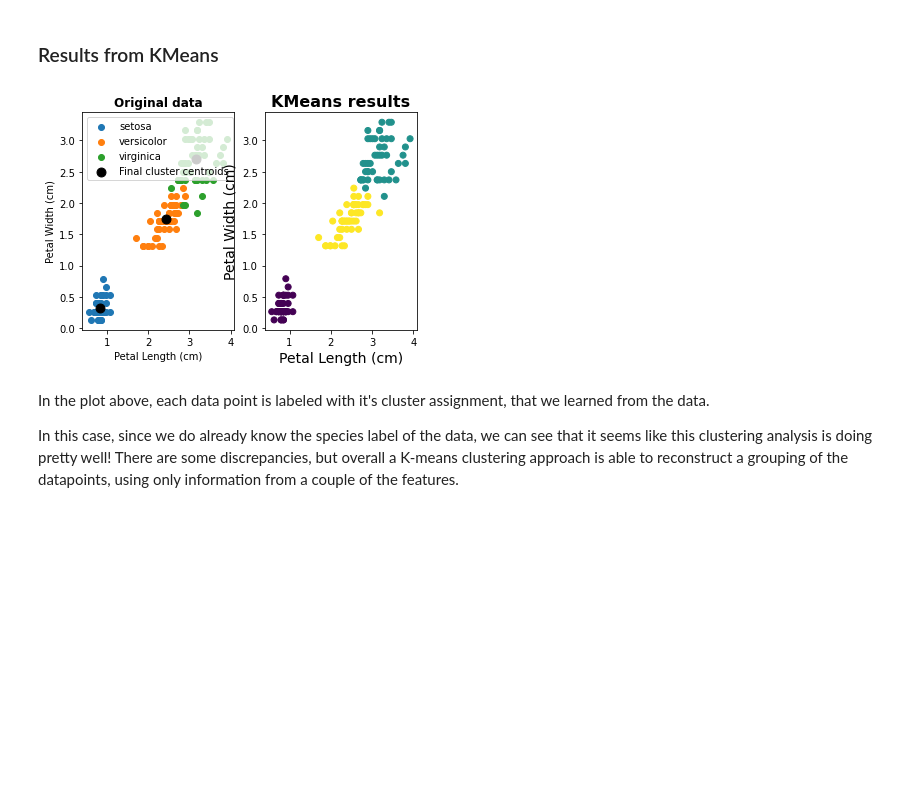
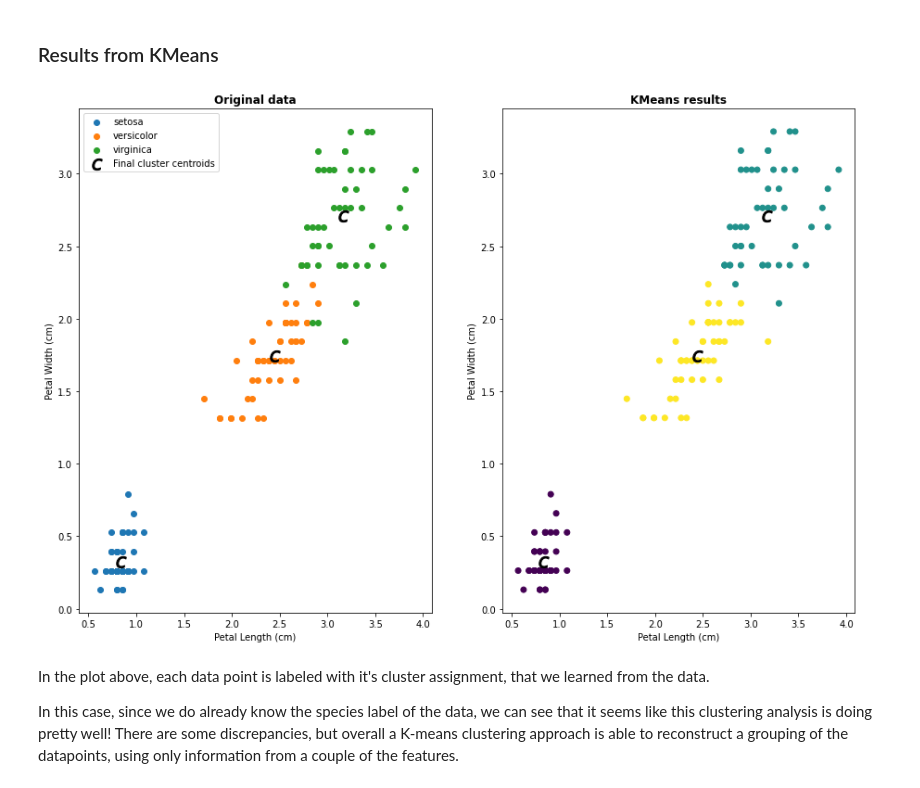
Before and after one commit to EEGLabUKSH/datascience_in_practice, a Jupyter notebook: _build/jupyter_execute/tutorials/05-1-Clustering.ipynb, the cells around one changed output. Cells and saved outputs as stored; diff of their text form; code cells hidden in the pictures; blank space fills up the shorter version.

```diff
--- a/_build/jupyter_execute/tutorials/05-1-Clustering.ipynb
+++ b/_build/jupyter_execute/tutorials/05-1-Clustering.ipynb
@@ -173,29 +173,30 @@ array([[0.83096318, 0.32381517],
 # %%
 # Getting the Centroids
 centroids = km.cluster_centers_
 u_labels = np.unique(labels)
 
 
 # Let's check out the clusters that KMeans found and compare to original data
 
-fig, axs = plt.subplots(1,2)
+fig, axs = plt.subplots(1,2, figsize=(15, 10))
 
 for ind in range(n_labels):
     axs[0].scatter(d1w[iris.target==ind],
                 d2w[iris.target==ind],
                 label=iris.target_names[ind])
-axs[0].scatter(centroids[:,0] , centroids[:,1] , s = 80, color = 'k', label='Final cluster centroids')
+axs[0].scatter(centroids[:,0] , centroids[:,1] , marker = '$c$', s = 150, color = 'k', label='Final cluster centroids')
 axs[0].set_title('Original data', fontweight='bold')
 axs[0].set_xlabel('Petal Length (cm)');
 axs[0].set_ylabel('Petal Width (cm)');
 axs[0].legend(scatterpoints=1, loc='upper left');
 
 axs[1].scatter(d1w, d2w, c=km.labels_, cmap='viridis');
-axs[1].set_title('KMeans results', fontsize=16, fontweight='bold')
-axs[1].set_xlabel('Petal Length (cm)', fontsize=14);
-axs[1].set_ylabel('Petal Width (cm)', fontsize=14);
+axs[1].scatter(centroids[:,0] , centroids[:,1] , marker = '$c$', s = 150, color = 'k', label='Final cluster centroids')
+axs[1].set_title('KMeans results', fontweight='bold')
+axs[1].set_xlabel('Petal Length (cm)', );
+axs[1].set_ylabel('Petal Width (cm)', );
 # %% [output]
-[figure, old version]
+[figure, new version]
 # %% [markdown]
 In the plot above, each data point is labeled with it's cluster assignment, that we learned from the data.
 
```
Also changed, not shown: parts of 1 cell of this notebook, 10 other files.
